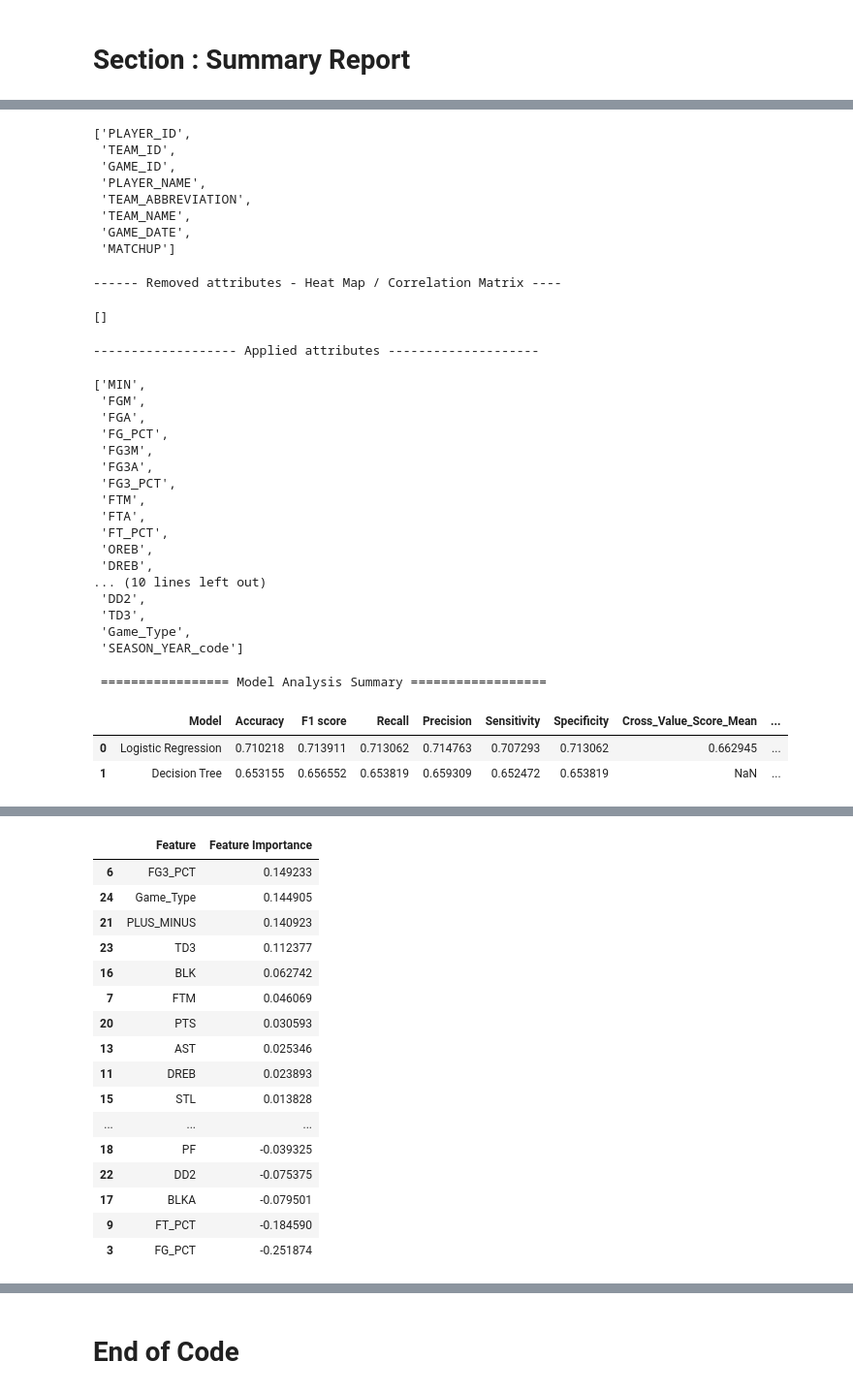
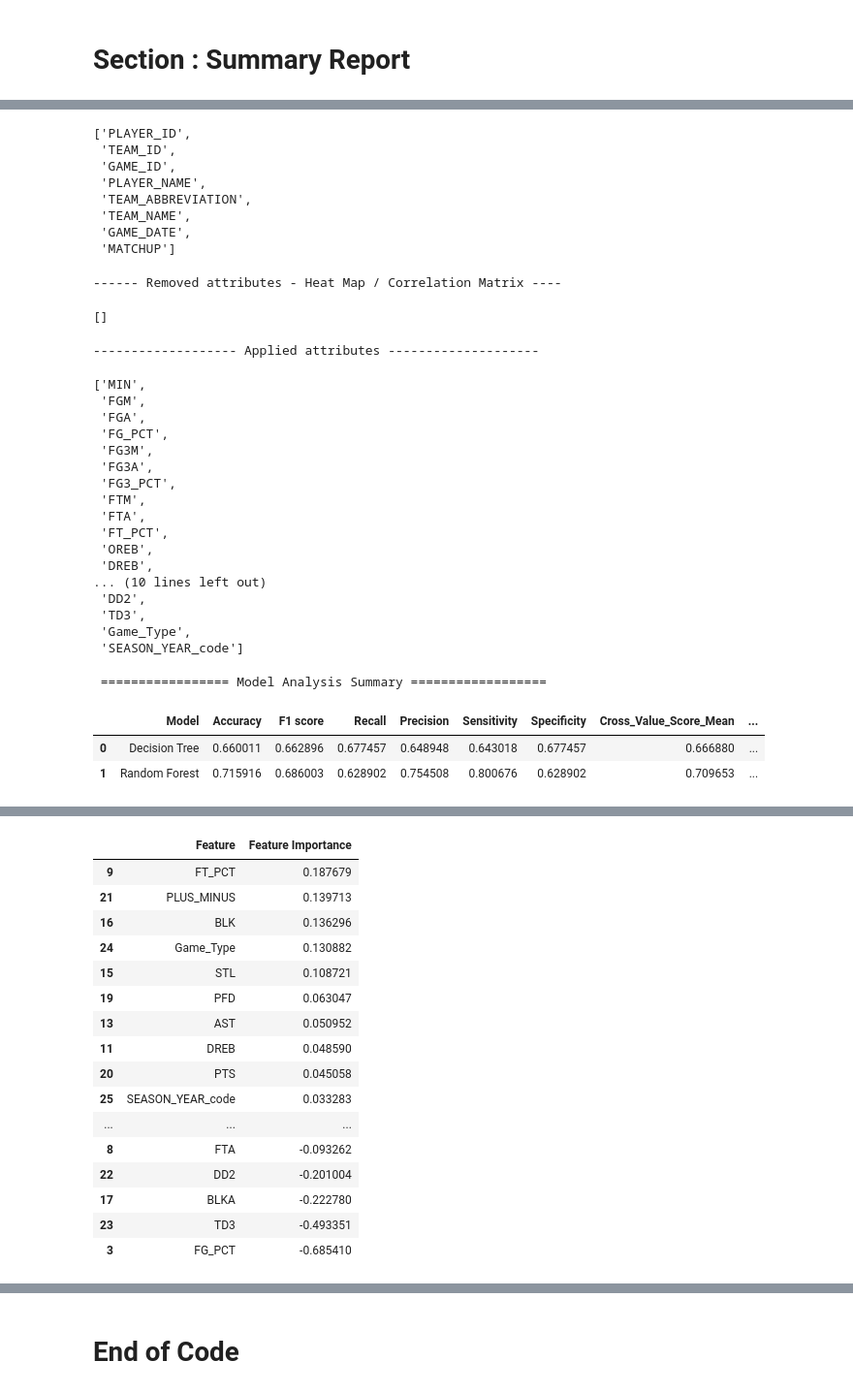
Before and after one commit to bhavikapatil/Capstone, a Jupyter notebook: Code/_Dennis_Sandbox/DAT 205-Group01-NBA-HistPlayGameLogs-01Transform.ipynb, the cells around one changed output, grey strips where cells are left out. Shown at 97% size. Drawn from its saved outputs; the diff is of its cells as text; code cells hidden in the pictures.

```diff
--- a/Code/_Dennis_Sandbox/DAT 205-Group01-NBA-HistPlayGameLogs-01Transform.ipynb
+++ b/Code/_Dennis_Sandbox/DAT 205-Group01-NBA-HistPlayGameLogs-01Transform.ipynb
@@ -826,7 +830,7 @@ if debug_active == 'yes':
 #                    warm_start=False)
 
 # Create the model
-LogRegM = LogisticRegression(solver='liblinear', random_state = random_state_val)
+LogRegM = LogisticRegression(C=1, solver='liblinear', random_state = random_state_val)
 
 # Train the model
 LogRegM.fit(X_train, Y_train.values.ravel())
@@ -993,3 +1071,29 @@ if debug_active == 'yes':
+# %%
+# Feature Importance
+importance = RFM.feature_importances_
+array_importance=[]
+# summarize feature importance
+for i,v in enumerate(importance):
+    array_importance.append(v)
+    # print('Feature: %0d, Score: %.5f' % (i,v))
+
+# # Convert to dataframe feature_importances results
+df_feature_importance_values = pd.DataFrame(array_importance)
+df_feature_importance_values.rename(columns={0:'Feature Importance'}, inplace=True)
+
+# # Convert to dataframe feature labels
+df_feature_names = pd.DataFrame(list(X.columns))
+df_feature_names.rename(columns={0:'Feature'}, inplace=True)
+
+# # Merge the dataframes for feature labels and feature_importances results
+df_feature_importance_RFM = pd.concat([df_feature_names, df_feature_importance_values], axis=1)
+# df_feature_importance
+
+df_feature_importance_RFM.sort_values('Feature Importance', ascending=False, inplace=True)
+
+# VALIDATION CODE
+if debug_active == 'yes':
+    df_feature_importance_RFM
 # %% [markdown]
 # Section : Cross Validation Scores
 # %%
@@ -1003,6 +1107,7 @@ loan_models.append(('Decision Tree', DecisionTreeClassifier()))
 # loan_models.append(('Linear Discriminant Analysis', LinearDiscriminantAnalysis()))
 # loan_models.append(('Gaussian', GaussianNB()))
 # loan_models.append(('SVM', SVC()))
+loan_models.append(('Random Forest', RandomForestClassifier()))
 
 cross_val_scores = []
 model_keys = []
@@ -1055,8 +1162,8 @@ df_Metrics = []
 df_Metrics_headers = [0,1,2,3,4,5,6]
 df_Metrics = pd.DataFrame (df_Metrics, columns = df_Metrics_headers)
 
-df_AddModel = pd.Series(['Logistic Regression', accuracy_score_LogRegM,f1_score_LogRegM,recall_score_LogRegM,precision_score_LogRegM,sensitivity_LogRegM,specificity_LogRegM])
-df_Metrics = df_Metrics.append(df_AddModel, ignore_index=True)
+# df_AddModel = pd.Series(['Logistic Regression', accuracy_score_LogRegM,f1_score_LogRegM,recall_score_LogRegM,precision_score_LogRegM,sensitivity_LogRegM,specificity_LogRegM])
+# df_Metrics = df_Metrics.append(df_AddModel, ignore_index=True)
 
 df_AddModel = pd.Series(['Decision Tree',accuracy_score_DTM,f1_score_DTM,recall_score_DTM,precision_score_DTM,sensitivity_DTM,specificity_DTM])
 df_Metrics = df_Metrics.append(df_AddModel, ignore_index=True)
@@ -1073,6 +1180,9 @@ df_Metrics = df_Metrics.append(df_AddModel, ignore_index=True)
 # df_AddModel = pd.Series(['SVM',accuracy_score_SVMM,f1_score_SVMM,recall_score_SVMM,precision_score_SVMM,sensitivity_SVMM,specificity_SVMM])
 # df_Metrics = df_Metrics.append(df_AddModel, ignore_index=True)
 
+df_AddModel = pd.Series(['Random Forest',accuracy_score_RFM,f1_score_RFM,recall_score_RFM,precision_score_RFM,sensitivity_RFM,specificity_RFM])
+df_Metrics = df_Metrics.append(df_AddModel, ignore_index=True)
+
 df_Metrics.columns = ['Model','Accuracy','F1 score','Recall','Precision','Sensitivity','Specificity']
 
 # VALIDATION CODE
@@ -1134,6 +1244,12 @@ display(df_feature_importance_DTM)
 # print('\n confussion matrix:\n',confusion_matrix_LDAM)
 # print("\nFeature Importance")
 # display(df_feature_importance_LDAM)
+
+print('\n\n-------------------- Random Forest -----------------------\n')
+print('\n clasification report:\n', classification_report_RFM)
+print('\n confussion matrix:\n',confusion_matrix_RFM)
+print("\nFeature Importance")
+display(df_feature_importance_RFM)
 # %% [output]
 ================= Results Summary ==================
 
@@ -1169,8 +1285,8 @@ display(df_feature_importance_DTM)
  'SEASON_YEAR_code']
  ================= Model Analysis Summary ==================
 |  | Model | Accuracy | F1 score | Recall | Precision | Sensitivity | Specificity | Cross_Value_Score_Mean | ... |
-| 0 | Logistic Regression | 0.710218 | 0.713911 | 0.713062 | 0.714763 | 0.707293 | 0.713062 | 0.662945 | ... |
-| 1 | Decision Tree | 0.653155 | 0.656552 | 0.653819 | 0.659309 | 0.652472 | 0.653819 | NaN | ... |
+| 0 | Decision Tree | 0.660011 | 0.662896 | 0.677457 | 0.648948 | 0.643018 | 0.677457 | 0.666880 | ... |
+| 1 | Random Forest | 0.715916 | 0.686003 | 0.628902 | 0.754508 | 0.800676 | 0.628902 | 0.709653 | ... |
 ----------------- Logistic Regression --------------------
 
  clasification report:
@@ -1190,22 +1306,22 @@ weighted avg       0.71      0.71      0.71      8289
 
 Feature Importance
 |  | Feature | Feature Importance |
-| 6 | FG3_PCT | 0.149233 |
-| 24 | Game_Type | 0.144905 |
-| 21 | PLUS_MINUS | 0.140923 |
-| 23 | TD3 | 0.112377 |
-| 16 | BLK | 0.062742 |
-| 7 | FTM | 0.046069 |
-| 20 | PTS | 0.030593 |
-| 13 | AST | 0.025346 |
-| 11 | DREB | 0.023893 |
-| 15 | STL | 0.013828 |
+| 9 | FT_PCT | 0.187679 |
+| 21 | PLUS_MINUS | 0.139713 |
+| 16 | BLK | 0.136296 |
+| 24 | Game_Type | 0.130882 |
+| 15 | STL | 0.108721 |
+| 19 | PFD | 0.063047 |
+| 13 | AST | 0.050952 |
+| 11 | DREB | 0.048590 |
+| 20 | PTS | 0.045058 |
+| 25 | SEASON_YEAR_code | 0.033283 |
 | ... | ... | ... |
-| 18 | PF | -0.039325 |
-| 22 | DD2 | -0.075375 |
-| 17 | BLKA | -0.079501 |
-| 9 | FT_PCT | -0.184590 |
-| 3 | FG_PCT | -0.251874 |
+| 8 | FTA | -0.093262 |
+| 22 | DD2 | -0.201004 |
+| 17 | BLKA | -0.222780 |
+| 23 | TD3 | -0.493351 |
+| 3 | FG_PCT | -0.685410 |
 -------------------- Decision Tree -----------------------
 
 
```
Also changed, not shown: parts of 27 cells of this notebook, 1 other file.
